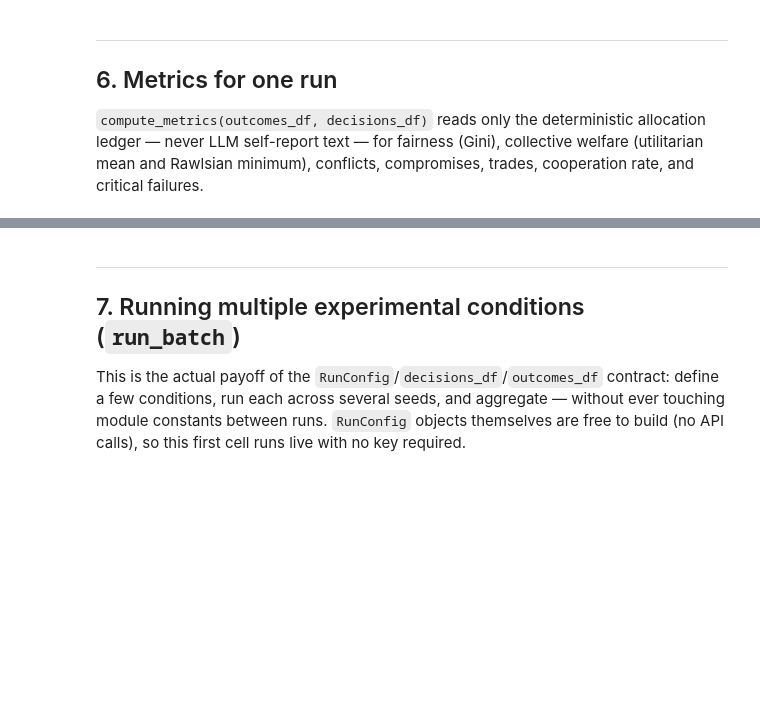
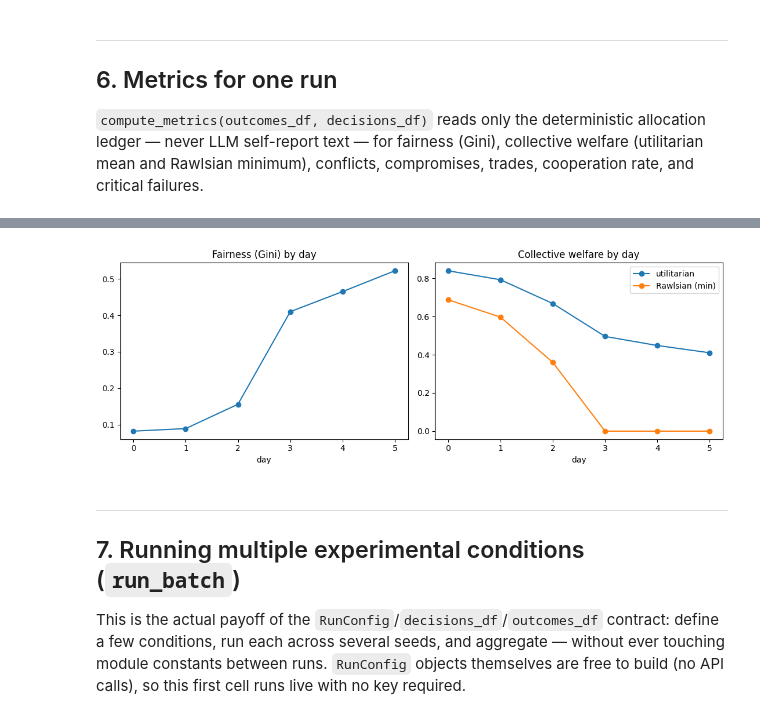
Before and after one commit to BhuvaneshWadhwani/heatwave-water-scarcity-simulation, a Jupyter notebook: water_scarcity_simulation.ipynb, the cells around one changed output, grey strips where cells are left out. Drawn from its saved outputs; the diff is of its cells as text; code cells hidden in the pictures; blank space fills up the shorter version.

```diff
--- a/water_scarcity_simulation.ipynb
+++ b/water_scarcity_simulation.ipynb
@@ -119,8 +168,8 @@ It returns exactly **three** things:
 **This makes real, billed API calls** (cheap — `gpt-4o-mini` — but real). Cached after the first run, same as the original sim.
 # %%
 # Uncomment to run live (needs OPENAI_API_KEY):
-# config = sim.RunConfig(condition_label='baseline')
-# decisions_df, outcomes_df, agents = sim.run_simulation(config, verbose=True)
+config = sim.RunConfig(condition_label='baseline')
+decisions_df, outcomes_df, agents = sim.run_simulation(config, verbose=True)
 
 if sim.client is None:
     print('OPENAI_API_KEY not set — uncomment the lines above and set your key to run this live.')
@@ -130,5 +197,5 @@ if sim.client is None:
 
 `compute_metrics(outcomes_df, decisions_df)` reads only the deterministic allocation ledger — never LLM self-report text — for fairness (Gini), collective welfare (utilitarian mean and Rawlsian minimum), conflicts, compromises, trades, cooperation rate, and critical failures.
 # %%
-# per_run_day, per_run_summary = sim.compute_metrics(outcomes_df, decisions_df)
-# per_run_summary   # one row — this run's headline numbers
+per_run_day, per_run_summary = sim.compute_metrics(outcomes_df, decisions_df)
+per_run_summary   # one row — this run's headline numbers
@@ -135,11 +359,13 @@ if sim.client is None:
 # %%
-# fig, ax = plt.subplots(1, 2, figsize=(11, 4))
-# ax[0].plot(per_run_day['day'], per_run_day['fairness_gini'], marker='o')
-# ax[0].set_title('Fairness (Gini) by day'); ax[0].set_xlabel('day')
-# ax[1].plot(per_run_day['day'], per_run_day['mean_satisfaction'], marker='o', label='utilitarian')
-# ax[1].plot(per_run_day['day'], per_run_day['min_satisfaction'], marker='o', label='Rawlsian (min)')
-# ax[1].set_title('Collective welfare by day'); ax[1].set_xlabel('day'); ax[1].legend()
-# plt.tight_layout(); plt.show()
+fig, ax = plt.subplots(1, 2, figsize=(11, 4))
+ax[0].plot(per_run_day['day'], per_run_day['fairness_gini'], marker='o')
+ax[0].set_title('Fairness (Gini) by day'); ax[0].set_xlabel('day')
+ax[1].plot(per_run_day['day'], per_run_day['mean_satisfaction'], marker='o', label='utilitarian')
+ax[1].plot(per_run_day['day'], per_run_day['min_satisfaction'], marker='o', label='Rawlsian (min)')
+ax[1].set_title('Collective welfare by day'); ax[1].set_xlabel('day'); ax[1].legend()
+plt.tight_layout(); plt.show()
+# %% [output]
+[figure, added]
 # %% [markdown]
 ---
 ## 7. Running multiple experimental conditions (`run_batch`)
```
Also changed, not shown: parts of 8 cells of this notebook, 1 other file.
